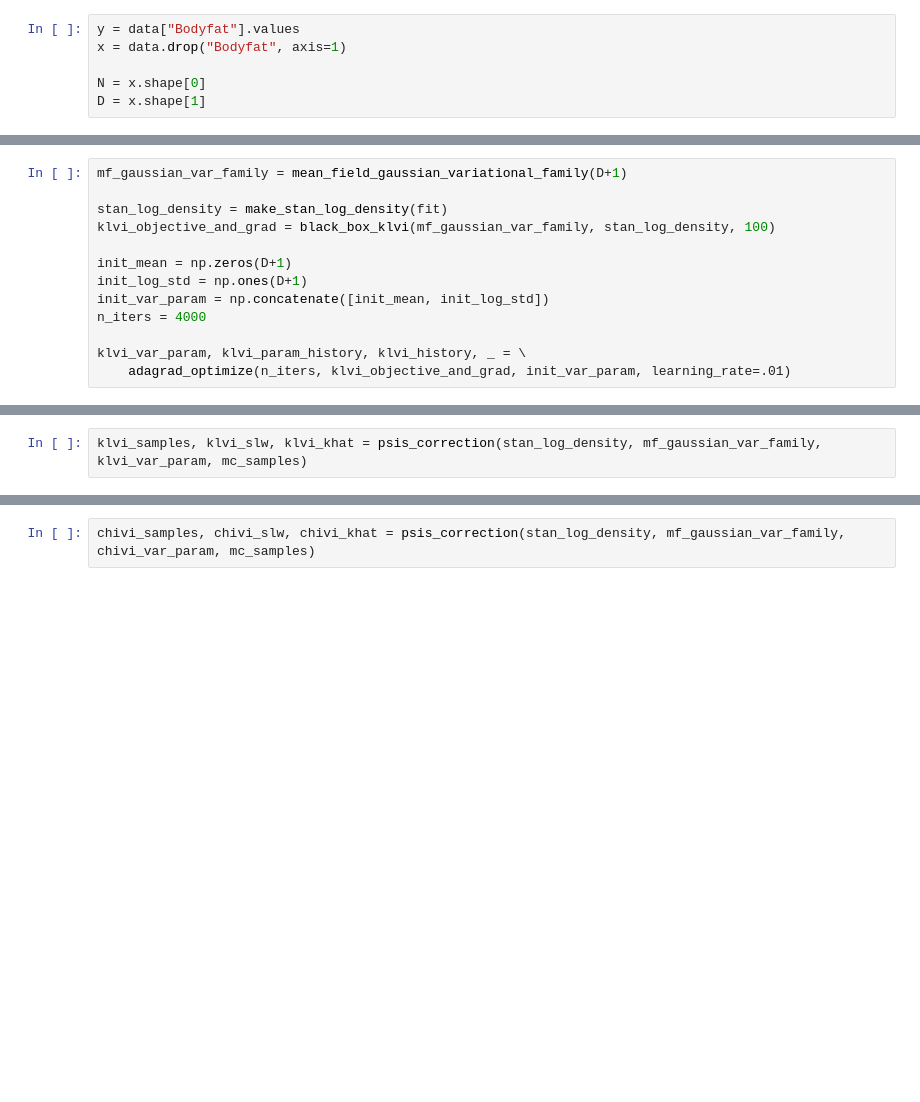
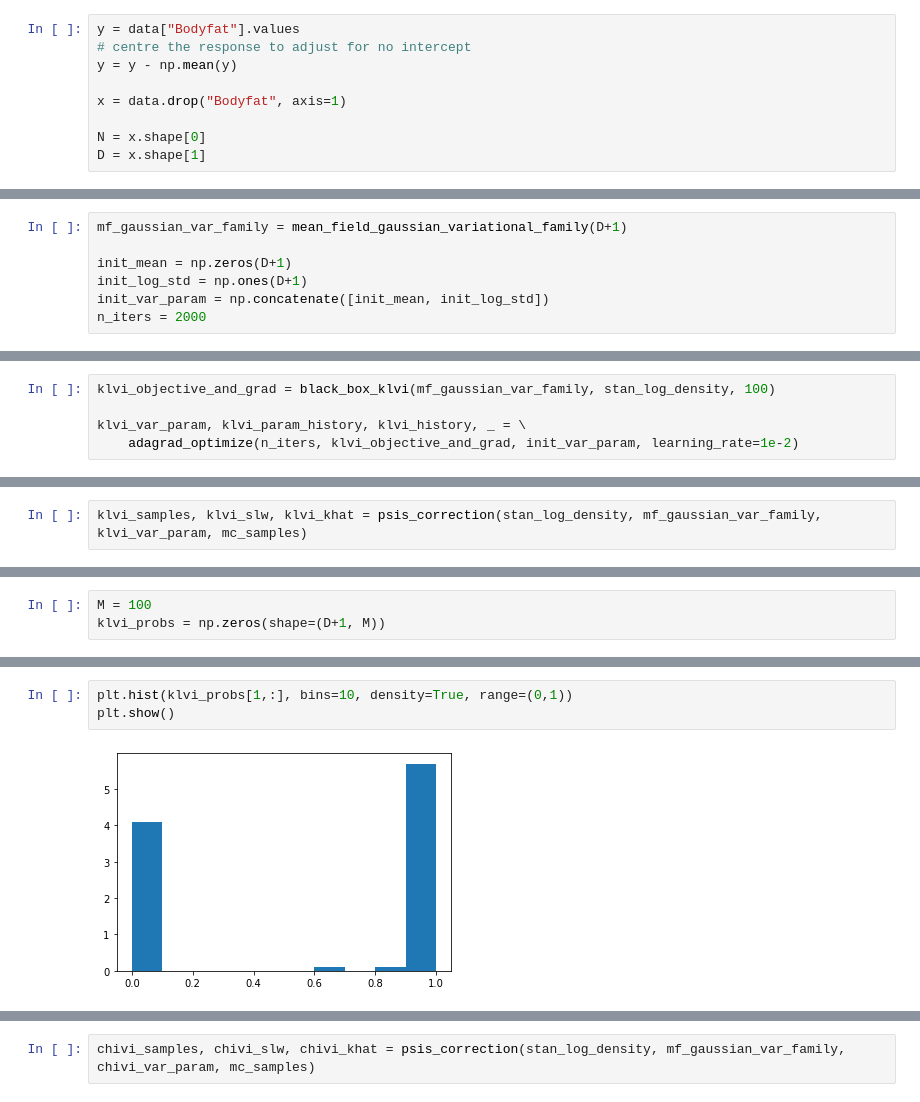
Before and after one commit to mkomod/variational-inference, a Jupyter notebook: py/blackbox_scripts/blr_blackbox_opt.ipynb, the cells around one changed output, grey strips where cells are left out. Saved outputs shown, nothing was run; the diff lists cells and outputs as text; blank space fills up the shorter version.

```diff
--- a/py/blackbox_scripts/blr_blackbox_opt.ipynb
+++ b/py/blackbox_scripts/blr_blackbox_opt.ipynb
@@ -85,6 +90,9 @@ data.head(3)
 | 2 | 6.149206 | -22.884921 | -24.924405 | -3.89881 | -3.992063 | -5.024206 | -4.655952 | -0.704762 | 0.194048 | 0.309524 | 0.897619 | ... |
 # %%
 y = data["Bodyfat"].values
+# centre the response to adjust for no intercept
+y = y - np.mean(y)
+
 x = data.drop("Bodyfat", axis=1)
 
 N = x.shape[0]
@@ -184,13 +209,7 @@ convergence, Rhat=1).
 # %%
 mf_gaussian_var_family = mean_field_gaussian_variational_family(D+1)
-
-stan_log_density = make_stan_log_density(fit)
-klvi_objective_and_grad = black_box_klvi(mf_gaussian_var_family, stan_log_density, 100)
 
 init_mean = np.zeros(D+1)
 init_log_std = np.ones(D+1)
 init_var_param = np.concatenate([init_mean, init_log_std])
-n_iters = 4000
-
-klvi_var_param, klvi_param_history, klvi_history, _ = \
-    adagrad_optimize(n_iters, klvi_objective_and_grad, init_var_param, learning_rate=.01)
+n_iters = 2000
@@ -197 +218,6 @@ klvi_var_param, klvi_param_history, klvi_history, _ = \
+# %%
+klvi_objective_and_grad = black_box_klvi(mf_gaussian_var_family, stan_log_density, 100)
+
+klvi_var_param, klvi_param_history, klvi_history, _ = \
+    adagrad_optimize(n_iters, klvi_objective_and_grad, init_var_param, learning_rate=1e-2)
 # %%
@@ -229,0 +282,3 @@ array([-17.14970291, -19.29554535, -18.55722353, ..., -20.71726387,
+# %%
+M = 100
+klvi_probs = np.zeros(shape=(D+1, M))
@@ -229,0 +344,5 @@ array([-17.14970291, -19.29554535, -18.55722353, ..., -20.71726387,
+# %%
+plt.hist(klvi_probs[1,:], bins=10, density=True, range=(0,1))
+plt.show()
+# %% [output]
+[figure, added]
```
Also changed, not shown: parts of 63 cells of this notebook, 2 other files.
